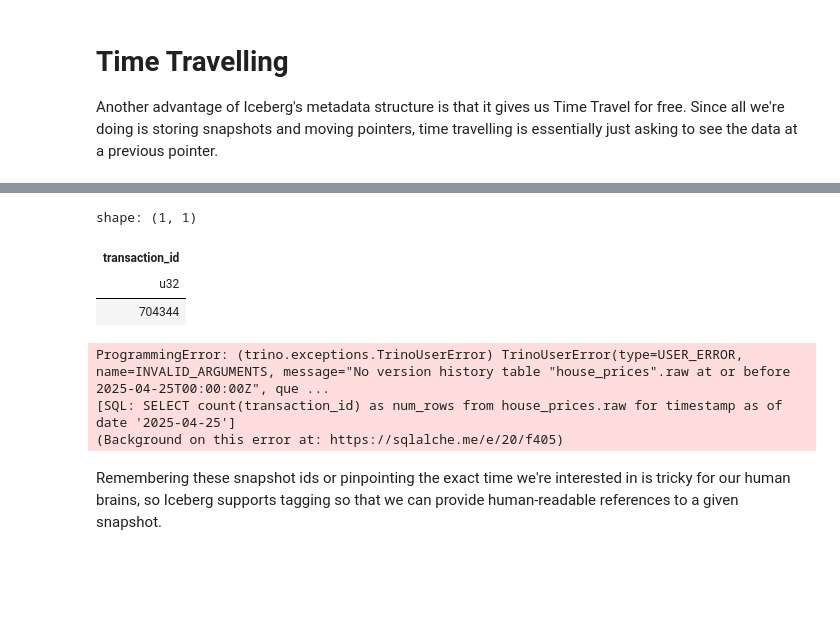
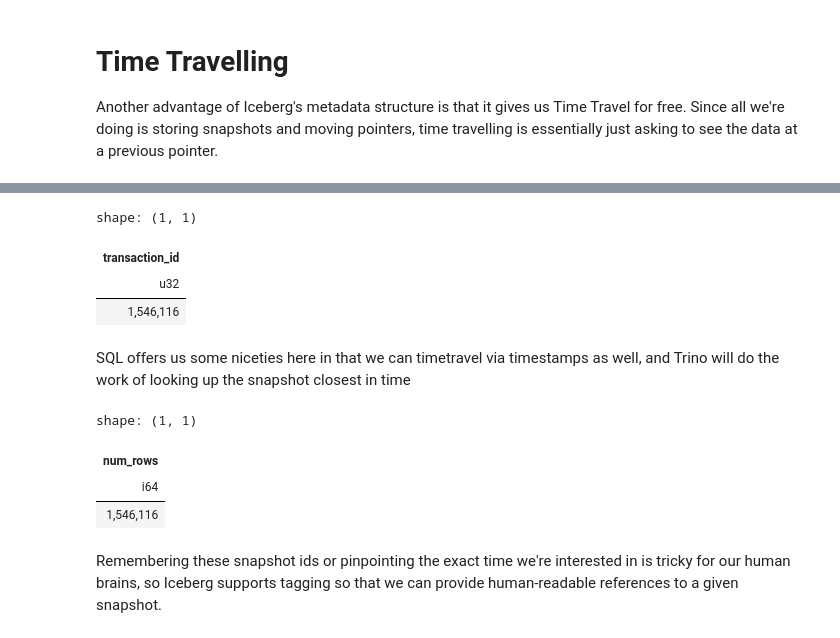
Before and after one commit to henryharbeck/pydata-london-2025-hands-on-apache-iceberg, a Jupyter notebook: notebooks/04-Time Travel.ipynb, the cells around one changed output, grey strips where cells are left out. Cells and saved outputs as stored; diff of their text form; code cells hidden in the pictures; blank space fills up the shorter version.

```diff
--- a/notebooks/04-Time Travel.ipynb
+++ b/notebooks/04-Time Travel.ipynb
@@ -10,8 +12,4 @@ import pyarrow.csv as pc
 # %%
 engine = sa.create_engine("trino://trino:@trino:8080/lakekeeper")
 catalog = RestCatalog("lakekeeper", uri="http://lakekeeper:8181/catalog", warehouse="lakehouse")
-house_prices_t = catalog.load_table("house_prices.raw")
-
-def query(sql) -> pl.DataFrame:
-    with engine.connect() as conn:
-        return pl.read_database(sql, conn)
+house_prices_t = catalog.load_table("housing.staging_prices")
@@ -28,5 +43,6 @@ shape: (4, 4)
 # %%
-query('SELECT count(transaction_id) as num_rows FROM house_prices.raw')
+pl.Config.set_thousands_separator(',')
+pl.read_database('SELECT count(transaction_id) as num_rows FROM housing.staging_prices', engine)
 # %% [output]
 shape: (1, 1)
 | num_rows |
@@ -46,16 +68,19 @@ house_prices_t.scan(snapshot_id=6975771391456708666, selected_fields=['transacti
 # %%
-pl.scan_iceberg(house_prices_t, snapshot_id=6975771391456708666).select(pl.count("transaction_id")).collect()
+pl.scan_iceberg(house_prices_t, snapshot_id=5967660870361116733).select(pl.count("transaction_id")).collect()
 # %% [output]
 shape: (1, 1)
 | transaction_id |
 | u32 |
-| 704344 |
+| 1,546,116 |
+# %% [markdown]
+SQL offers us some niceties here in that we can timetravel via timestamps as well, and Trino will do the work of looking up the snapshot closest in time
 # %%
-# query("SELECT count(transaction_id) as num_rows from house_prices.raw for timestamp as of date '2025-04-25'")
+pl.read_database("SELECT count(transaction_id) as num_rows from housing.staging_prices for timestamp as of timestamp '2025-05-19 21:00:00'", engine)
 # %% [output]
-ProgrammingError: (trino.exceptions.TrinoUserError) TrinoUserError(type=USER_ERROR, name=INVALID_ARGUMENTS, message="No version history table "house_prices".raw at or before 2025-04-25T00:00:00Z", que ...
-[SQL: SELECT count(transaction_id) as num_rows from house_prices.raw for timestamp as of date '2025-04-25']
-(Background on this error at: https://sqlalche.me/e/20/f405)
+shape: (1, 1)
+| num_rows |
+| i64 |
+| 1,546,116 |
 # %% [markdown]
 Remembering these snapshot ids or pinpointing the exact time we're interested in is tricky for our human brains, so Iceberg supports tagging so that we can provide human-readable references to a given snapshot.
 # %%
```
Also changed, not shown: parts of 29 cells of this notebook, 1 other file.
